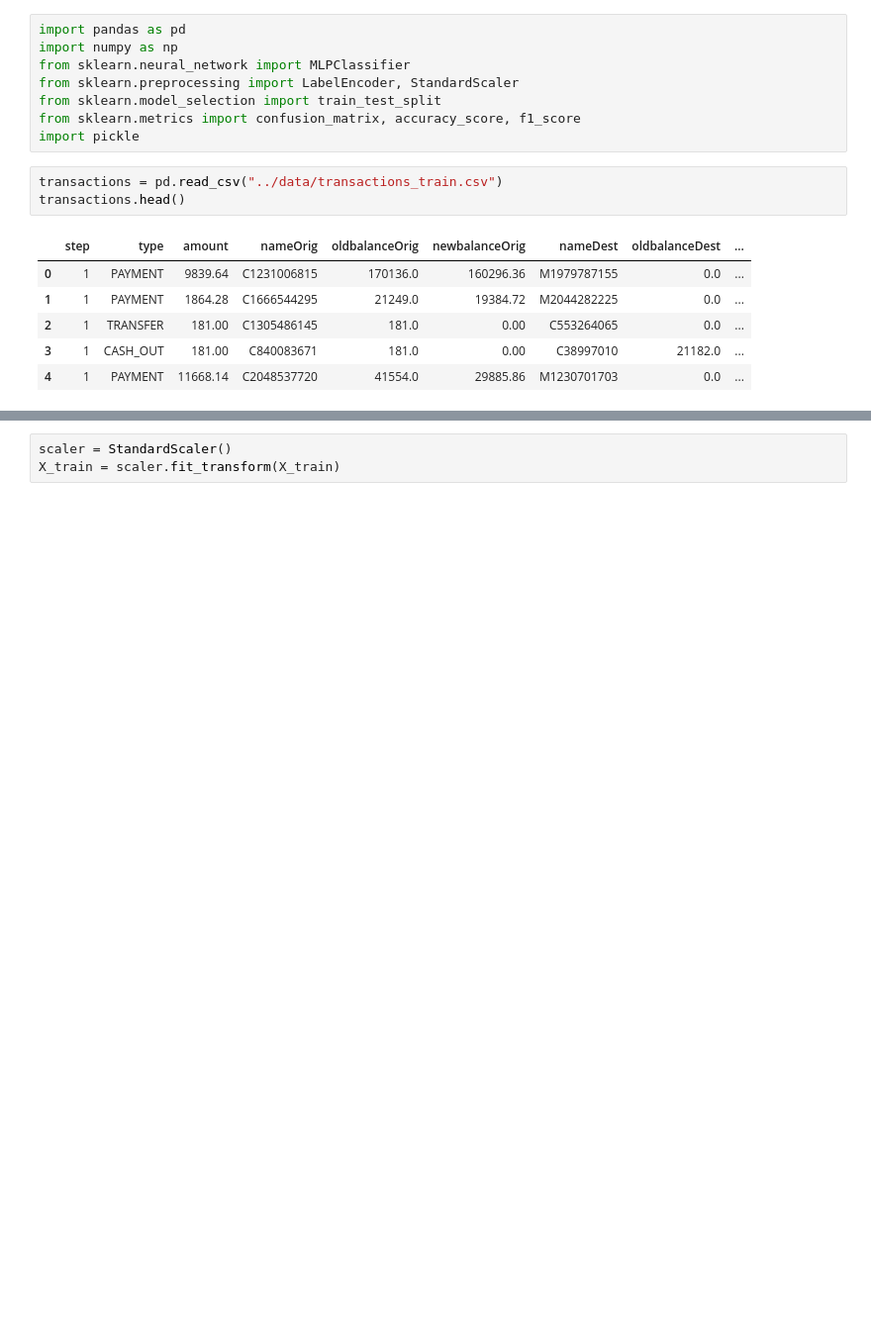
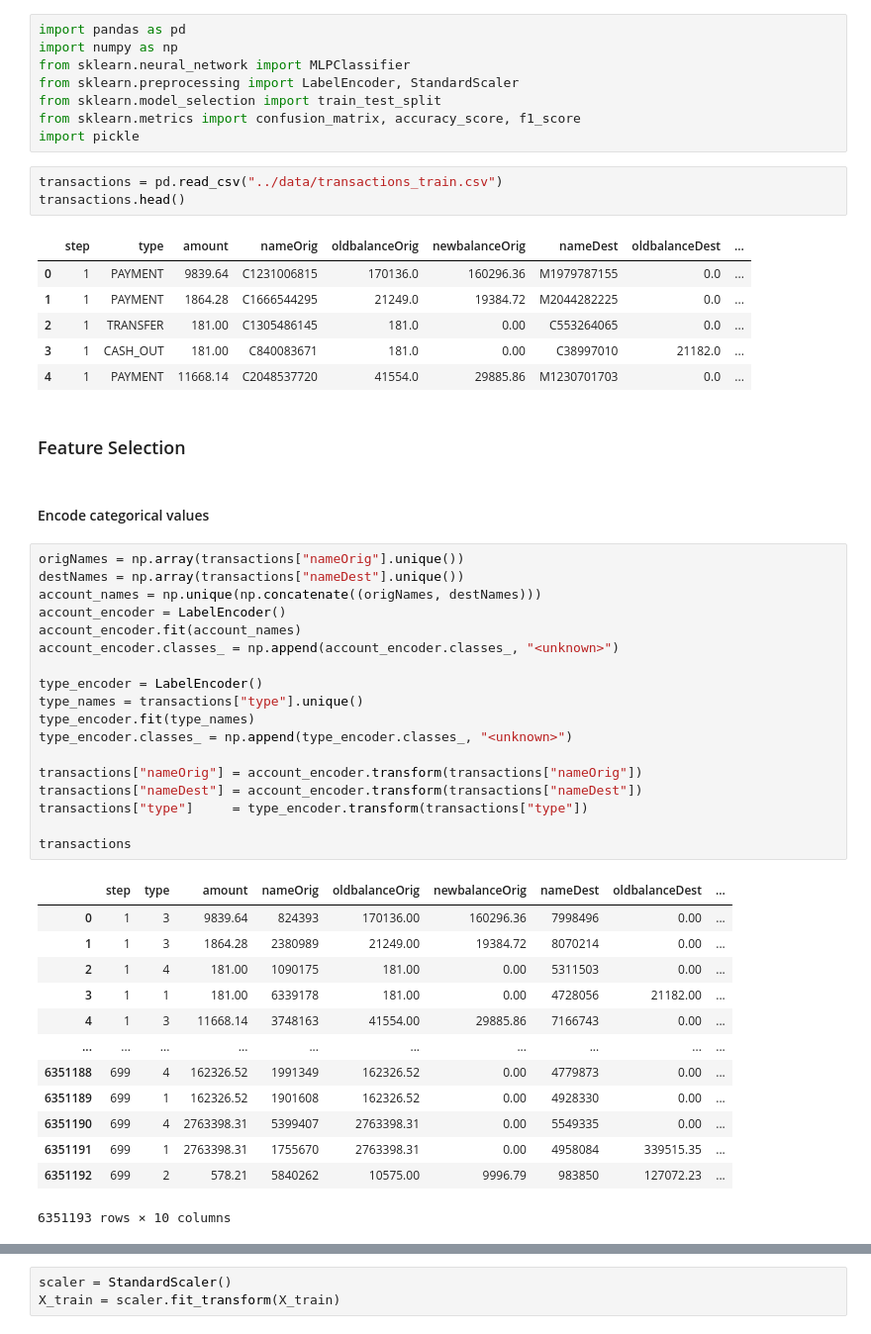
Before and after one commit to GabrielSandoval/plentina, a Jupyter notebook: notebooks/Train.ipynb, the cells around one changed output, grey strips where cells are left out. Shown at 99% size. Drawn from its saved outputs; the diff is of its cells as text; blank space fills up the shorter version.

Commit message:
Add feature selection

```diff
--- a/notebooks/Train.ipynb
+++ b/notebooks/Train.ipynb
@@ -16,3 +16,39 @@ transactions.head()
 | 2 | 1 | TRANSFER | 181.00 | C1305486145 | 181.0 | 0.00 | C553264065 | 0.0 | ... |
 | 3 | 1 | CASH_OUT | 181.00 | C840083671 | 181.0 | 0.00 | C38997010 | 21182.0 | ... |
 | 4 | 1 | PAYMENT | 11668.14 | C2048537720 | 41554.0 | 29885.86 | M1230701703 | 0.0 | ... |
+# %% [markdown]
+### Feature Selection
+# %% [markdown]
+#### Encode categorical values
+# %%
+origNames = np.array(transactions["nameOrig"].unique())
+destNames = np.array(transactions["nameDest"].unique())
+account_names = np.unique(np.concatenate((origNames, destNames)))
+account_encoder = LabelEncoder()
+account_encoder.fit(account_names)
+account_encoder.classes_ = np.append(account_encoder.classes_, "<unknown>")
+
+type_encoder = LabelEncoder()
+type_names = transactions["type"].unique()
+type_encoder.fit(type_names)
+type_encoder.classes_ = np.append(type_encoder.classes_, "<unknown>")
+
+transactions["nameOrig"] = account_encoder.transform(transactions["nameOrig"])
+transactions["nameDest"] = account_encoder.transform(transactions["nameDest"])
+transactions["type"]     = type_encoder.transform(transactions["type"])
+
+transactions
+# %% [output]
+|  | step | type | amount | nameOrig | oldbalanceOrig | newbalanceOrig | nameDest | oldbalanceDest | ... |
+| 0 | 1 | 3 | 9839.64 | 824393 | 170136.00 | 160296.36 | 7998496 | 0.00 | ... |
+| 1 | 1 | 3 | 1864.28 | 2380989 | 21249.00 | 19384.72 | 8070214 | 0.00 | ... |
+| 2 | 1 | 4 | 181.00 | 1090175 | 181.00 | 0.00 | 5311503 | 0.00 | ... |
+| 3 | 1 | 1 | 181.00 | 6339178 | 181.00 | 0.00 | 4728056 | 21182.00 | ... |
+| 4 | 1 | 3 | 11668.14 | 3748163 | 41554.00 | 29885.86 | 7166743 | 0.00 | ... |
+| ... | ... | ... | ... | ... | ... | ... | ... | ... | ... |
+| 6351188 | 699 | 4 | 162326.52 | 1991349 | 162326.52 | 0.00 | 4779873 | 0.00 | ... |
+| 6351189 | 699 | 1 | 162326.52 | 1901608 | 162326.52 | 0.00 | 4928330 | 0.00 | ... |
+| 6351190 | 699 | 4 | 2763398.31 | 5399407 | 2763398.31 | 0.00 | 5549335 | 0.00 | ... |
+| 6351191 | 699 | 1 | 2763398.31 | 1755670 | 2763398.31 | 0.00 | 4958084 | 339515.35 | ... |
+| 6351192 | 699 | 2 | 578.21 | 5840262 | 10575.00 | 9996.79 | 983850 | 127072.23 | ... |
+6351193 rows × 10 columns
```
Also changed, not shown: parts of 14 cells of this notebook, 1 other file.
